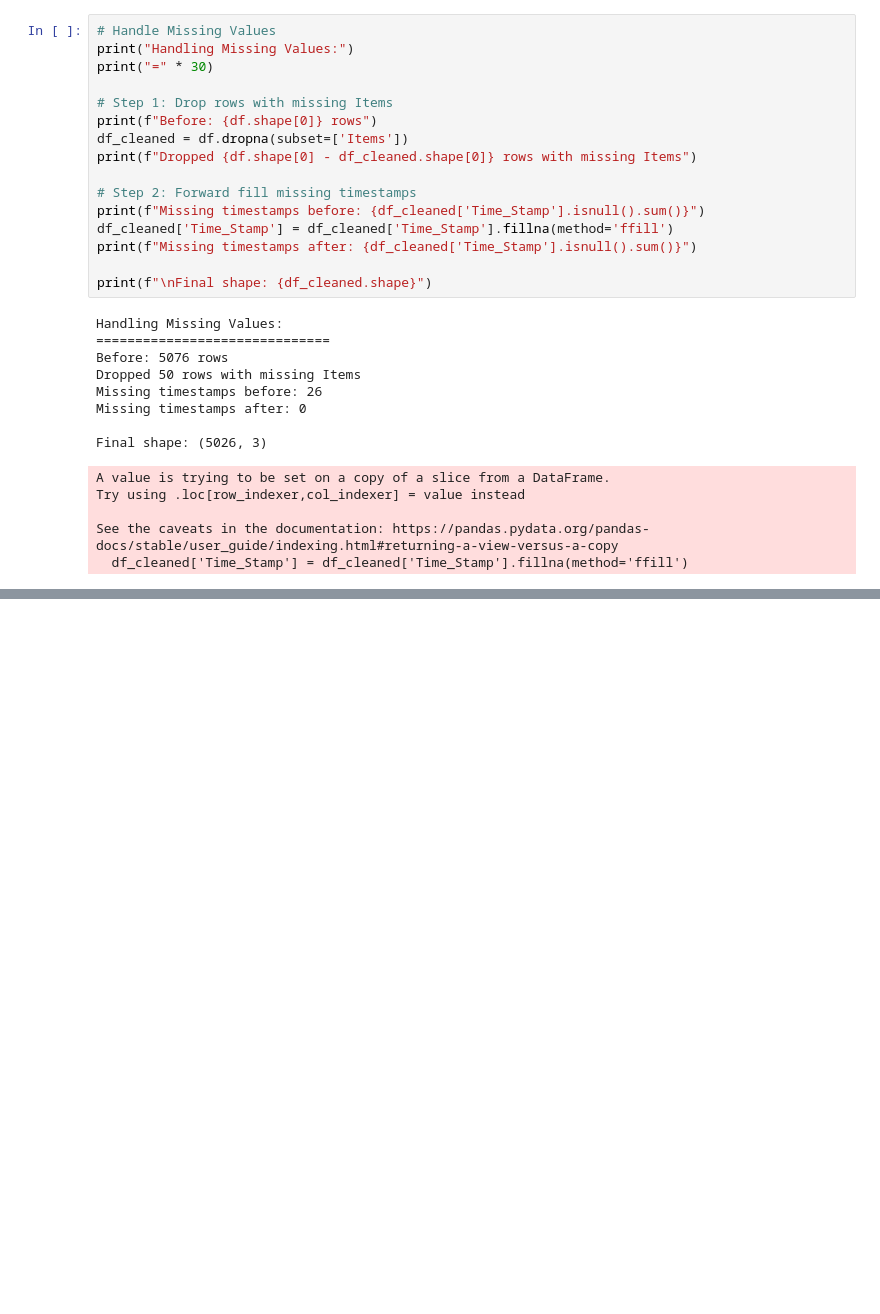
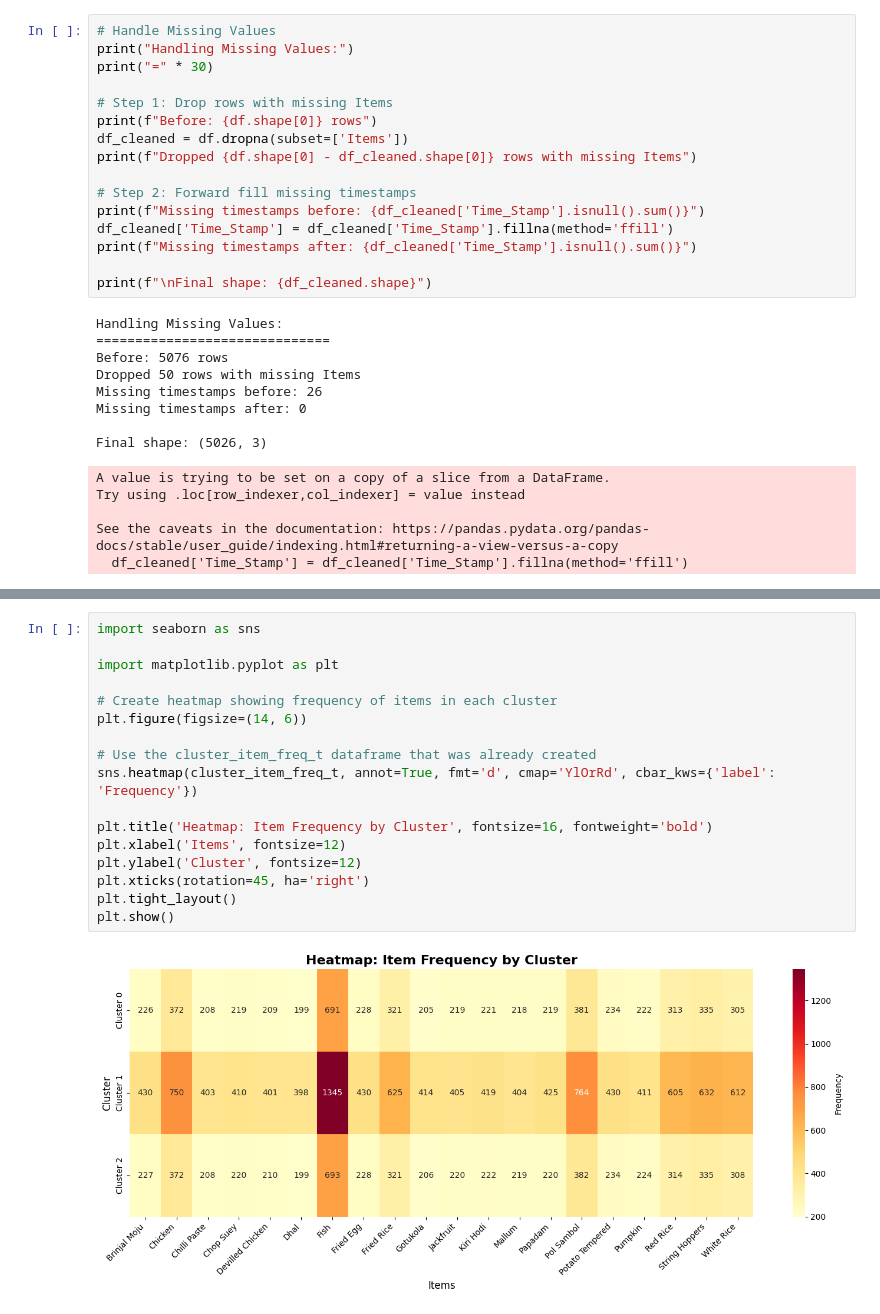
Before and after one commit to AnujanN/Retail-Transaction-Mining-Apriori, a Jupyter notebook: Buth_Kade.ipynb, the cells around one changed output, grey strips where cells are left out. Saved outputs shown, nothing was run; the diff lists cells and outputs as text; blank space fills up the shorter version.

```diff
--- a/Buth_Kade.ipynb
+++ b/Buth_Kade.ipynb
@@ -152,0 +392,19 @@ See the caveats in the documentation: https://pandas.pydata.org/pandas-docs/stab
+# %%
+import seaborn as sns
+
+import matplotlib.pyplot as plt
+
+# Create heatmap showing frequency of items in each cluster
+plt.figure(figsize=(14, 6))
+
+# Use the cluster_item_freq_t dataframe that was already created
+sns.heatmap(cluster_item_freq_t, annot=True, fmt='d', cmap='YlOrRd', cbar_kws={'label': 'Frequency'})
+
+plt.title('Heatmap: Item Frequency by Cluster', fontsize=16, fontweight='bold')
+plt.xlabel('Items', fontsize=12)
+plt.ylabel('Cluster', fontsize=12)
+plt.xticks(rotation=45, ha='right')
+plt.tight_layout()
+plt.show()
+# %% [output]
+[figure, added]
```
Also changed, not shown: parts of 11 cells of this notebook.
